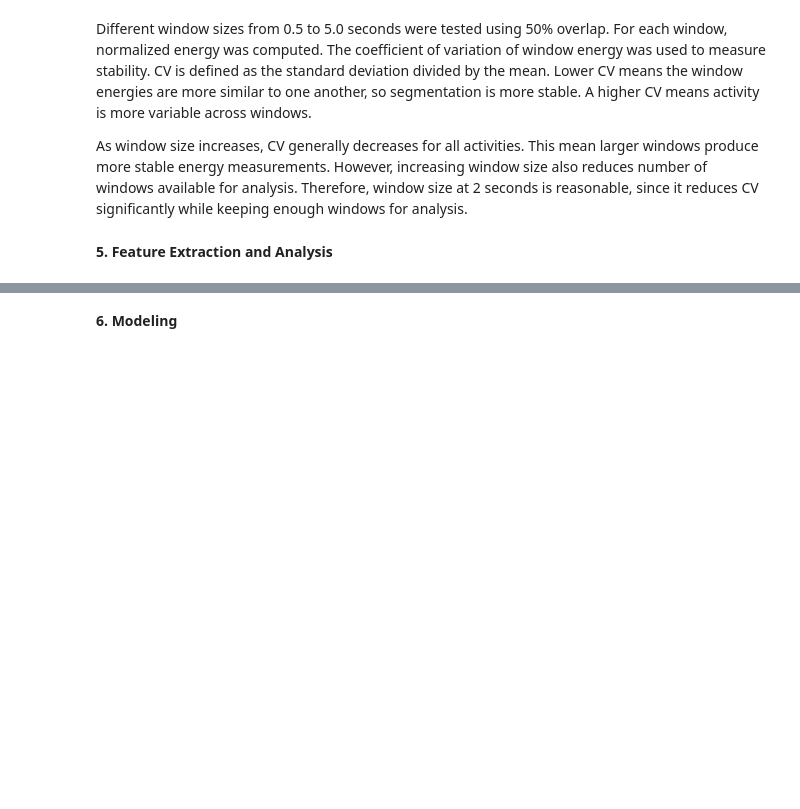
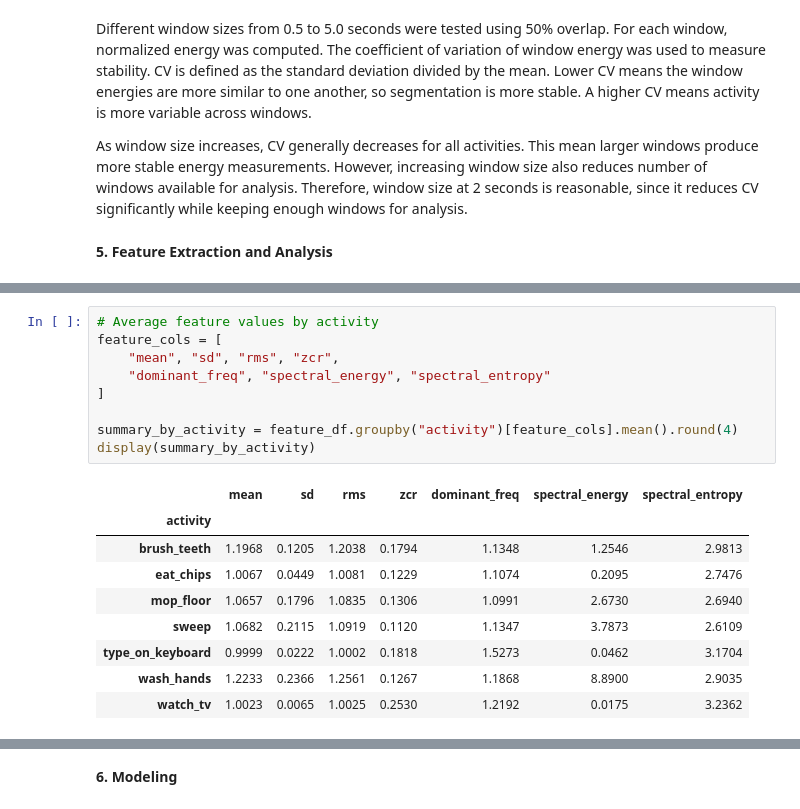
Before and after one commit to jaye311/CS156-Intro-To-AI-Project, a Jupyter notebook: main.ipynb, the cells around one changed output, grey strips where cells are left out. Saved outputs shown, nothing was run; the diff lists cells and outputs as text; blank space fills up the shorter version.

```diff
--- a/main.ipynb
+++ b/main.ipynb
@@ -290,0 +382,19 @@ __5. Feature Extraction and Analysis__
+# %%
+# Average feature values by activity
+feature_cols = [
+    "mean", "sd", "rms", "zcr",
+    "dominant_freq", "spectral_energy", "spectral_entropy"
+]
+
+summary_by_activity = feature_df.groupby("activity")[feature_cols].mean().round(4)
+display(summary_by_activity)
+# %% [output]
+|  | mean | sd | rms | zcr | dominant_freq | spectral_energy | spectral_entropy |
+| activity |  |  |  |  |  |  |  |
+| brush_teeth | 1.1968 | 0.1205 | 1.2038 | 0.1794 | 1.1348 | 1.2546 | 2.9813 |
+| eat_chips | 1.0067 | 0.0449 | 1.0081 | 0.1229 | 1.1074 | 0.2095 | 2.7476 |
+| mop_floor | 1.0657 | 0.1796 | 1.0835 | 0.1306 | 1.0991 | 2.6730 | 2.6940 |
+| sweep | 1.0682 | 0.2115 | 1.0919 | 0.1120 | 1.1347 | 3.7873 | 2.6109 |
+| type_on_keyboard | 0.9999 | 0.0222 | 1.0002 | 0.1818 | 1.5273 | 0.0462 | 3.1704 |
+| wash_hands | 1.2233 | 0.2366 | 1.2561 | 0.1267 | 1.1868 | 8.8900 | 2.9035 |
+| watch_tv | 1.0023 | 0.0065 | 1.0025 | 0.2530 | 1.2192 | 0.0175 | 3.2362 |
```
Also changed, not shown: parts of 8 cells of this notebook.
